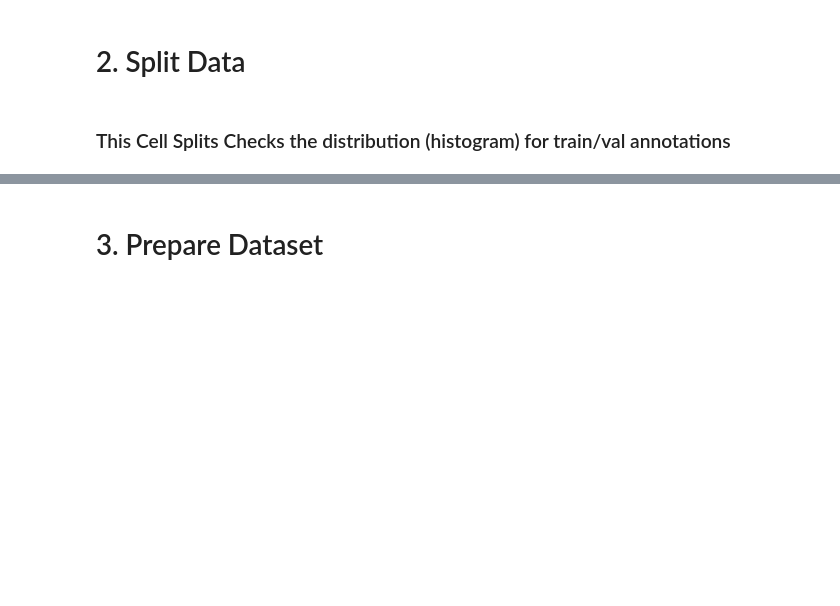
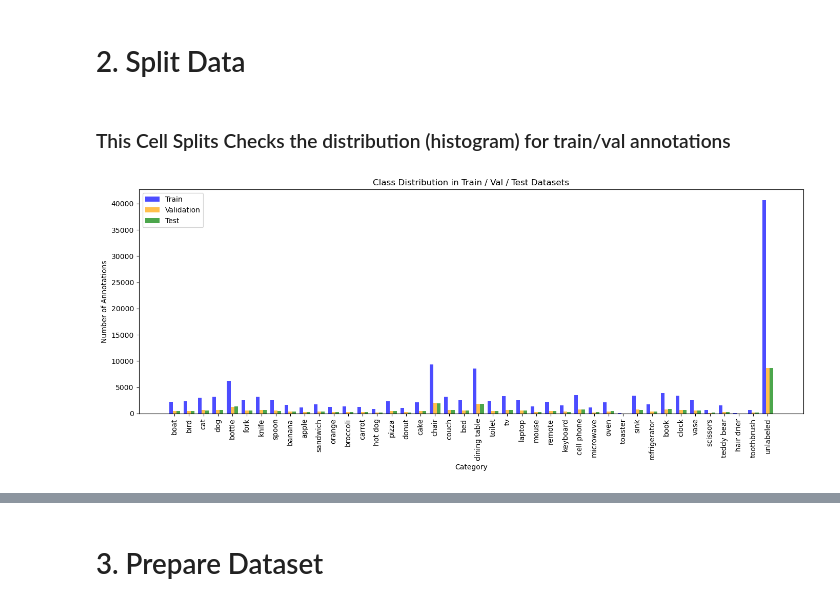
Before and after one commit to ML-for-Sensor-Data-Western/gmean-mlc, a Jupyter notebook: data_scripts/COCO2017_DataProcessing.ipynb, the cells around one changed output, grey strips where cells are left out. Saved outputs shown, nothing was run; the diff lists cells and outputs as text; code cells hidden in the pictures; blank space fills up the shorter version.

Commit message:
fix: Coco data processing: remove redundant annotations for class distribution visualization

```diff
--- a/data_scripts/COCO2017_DataProcessing.ipynb
+++ b/data_scripts/COCO2017_DataProcessing.ipynb
@@ -282,40 +282,56 @@ train_counts = {cid: 0 for cid in category_mapping}
 val_counts   = {cid: 0 for cid in category_mapping}
 test_counts  = {cid: 0 for cid in category_mapping}
 
-# Count annotations
+# Count annotations - track unique image_id, category_id pairs
+train_unique_pairs = set()
+val_unique_pairs = set()
+test_unique_pairs = set()
+
 for ann in train_data["annotations"]:
-    train_counts[ann["category_id"]] += 1
+    pair = (ann["image_id"], ann["category_id"])
+    if pair not in train_unique_pairs:
+        train_counts[ann["category_id"]] += 1
+        train_unique_pairs.add(pair)
 
 for ann in val_data["annotations"]:
-    val_counts[ann["category_id"]] += 1
+    pair = (ann["image_id"], ann["category_id"])
+    if pair not in val_unique_pairs:
+        val_counts[ann["category_id"]] += 1
+        val_unique_pairs.add(pair)
 
 for ann in test_data["annotations"]:
-    test_counts[ann["category_id"]] += 1
+    pair = (ann["image_id"], ann["category_id"])
+    if pair not in test_unique_pairs:
+        test_counts[ann["category_id"]] += 1
+        test_unique_pairs.add(pair)
+
 
 # Prepare for plotting
 sorted_ids   = sorted(category_mapping.keys())
 sorted_names = [category_mapping[cid] for cid in sorted_ids]
 train_values = [train_counts.get(cid, 0) for cid in sorted_ids]
 val_values   = [val_counts.get(cid, 0) for cid in sorted_ids]
 test_values  = [test_counts.get(cid, 0) for cid in sorted_ids]
 
 bar_width = 0.25
 indices = np.arange(len(sorted_ids))
 
 plt.figure(figsize=(14, 6))
 
 # Plot bars
 plt.bar(indices, train_values, bar_width, label="Train", alpha=0.7, color="blue")
 plt.bar(indices + bar_width, val_values, bar_width, label="Validation", alpha=0.7, color="orange")
 plt.bar(indices + 2 * bar_width, test_values, bar_width, label="Test", alpha=0.7, color="green")
 
 # Labels and aesthetics
 plt.xlabel("Category")
 plt.ylabel("Number of Annotations")
 plt.title("Class Distribution in Train / Val / Test Datasets")
 plt.xticks(indices + bar_width, sorted_names, rotation=90)
 plt.legend()
 plt.tight_layout()
 
 # Show plot
 plt.show()
+# %% [output]
+[figure, added]
```
Also changed, not shown: parts of 1 cell of this notebook.
